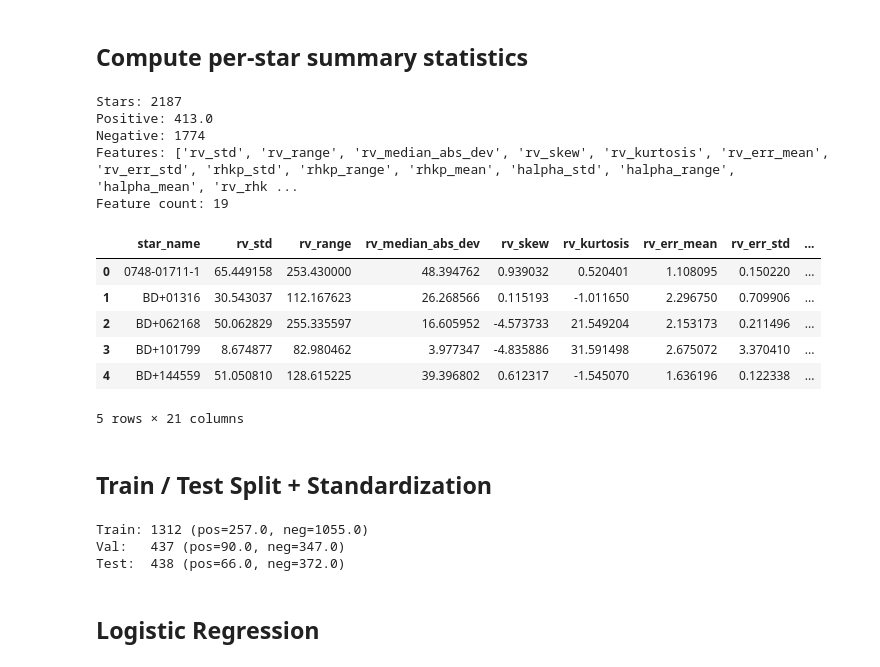
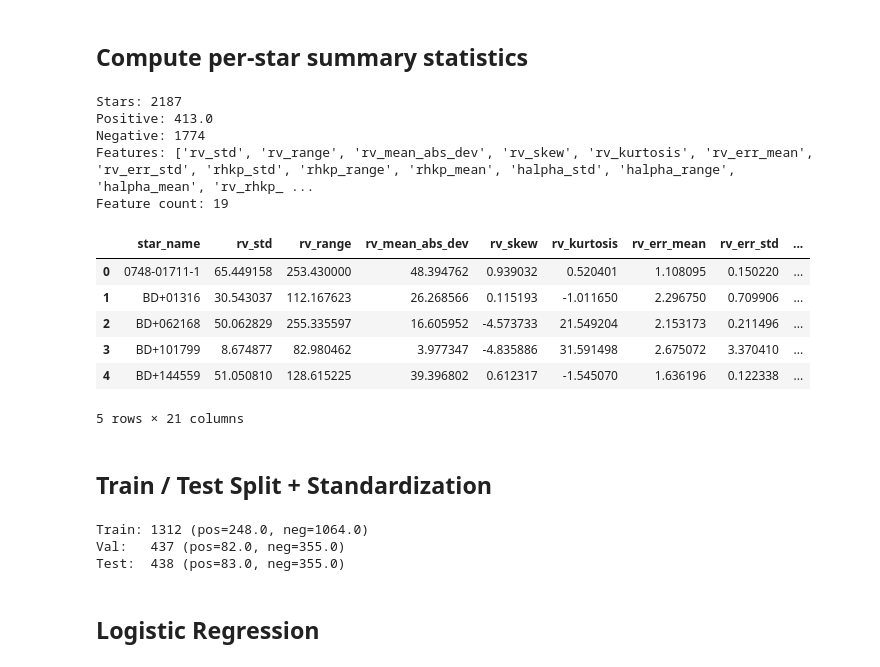
Before and after one commit to MaanavN/ML-Exoplanet-Detection-Research, a Jupyter notebook: baseline.ipynb, the cells around one changed output. Cells and saved outputs as stored; diff of their text form; code cells hidden in the pictures.

```diff
--- a/baseline.ipynb
+++ b/baseline.ipynb
@@ -32,7 +32,7 @@ def compute_star_features(group):
     # -- RV statistics --
     features['rv_std'] = group['rv_centered'].std()
     features['rv_range'] = group['rv_centered'].max() - group['rv_centered'].min()
-    features['rv_median_abs_dev'] = (group['rv_centered'] - group['rv_centered'].median()).abs().mean()
+    features['rv_mean_abs_dev'] = (group['rv_centered'] - group['rv_centered'].median()).abs().mean()
     features['rv_skew'] = group['rv_centered'].skew()
     features['rv_kurtosis'] = group['rv_centered'].kurtosis()
 
@@ -54,35 +54,35 @@ def compute_star_features(group):
     features['rhkp_halpha_corr'] = group['RHKp'].corr(group['Halpha'])
 
     # -- Observation metadata --
     features['n_obs'] = len(group)
     features['time_baseline'] = group['bjd'].max() - group['bjd'].min()
     features['mean_exposure_time'] = group['exposure_time'].mean()
 
     # -- Label --
     features['has_exoplanets'] = group['has_exoplanets'].iloc[0]
 
     return pd.Series(features)
 
 # Group by star and compute features
 star_features = observations.groupby('star_name').apply(compute_star_features).reset_index()
 
 # Handle NaN correlations (stars with zero variance in an activity index)
 star_features = star_features.fillna(0)
 
 print(f"Stars: {len(star_features)}")
 print(f"Positive: {star_features['has_exoplanets'].sum()}")
 print(f"Negative: {(star_features['has_exoplanets'] == 0).sum()}")
 feature_cols = [c for c in star_features.columns if c not in ['star_name', 'has_exoplanets']]
 print(f"Features: {feature_cols}")
 print(f"Feature count: {len(feature_cols)}")
 star_features.head()
 # %% [output]
 Stars: 2187
 Positive: 413.0
 Negative: 1774
-Features: ['rv_std', 'rv_range', 'rv_median_abs_dev', 'rv_skew', 'rv_kurtosis', 'rv_err_mean', 'rv_err_std', 'rhkp_std', 'rhkp_range', 'rhkp_mean', 'halpha_std', 'halpha_range', 'halpha_mean', 'rv_rhk ...
+Features: ['rv_std', 'rv_range', 'rv_mean_abs_dev', 'rv_skew', 'rv_kurtosis', 'rv_err_mean', 'rv_err_std', 'rhkp_std', 'rhkp_range', 'rhkp_mean', 'halpha_std', 'halpha_range', 'halpha_mean', 'rv_rhkp_ ...
 Feature count: 19
-|  | star_name | rv_std | rv_range | rv_median_abs_dev | rv_skew | rv_kurtosis | rv_err_mean | rv_err_std | ... |
+|  | star_name | rv_std | rv_range | rv_mean_abs_dev | rv_skew | rv_kurtosis | rv_err_mean | rv_err_std | ... |
 | 0 | 0748-01711-1 | 65.449158 | 253.430000 | 48.394762 | 0.939032 | 0.520401 | 1.108095 | 0.150220 | ... |
 | 1 | BD+01316 | 30.543037 | 112.167623 | 26.268566 | 0.115193 | -1.011650 | 2.296750 | 0.709906 | ... |
 | 2 | BD+062168 | 50.062829 | 255.335597 | 16.605952 | -4.573733 | 21.549204 | 2.153173 | 0.211496 | ... |
@@ -98,8 +98,8 @@ X = star_features[feature_cols].values
 y = star_features['has_exoplanets'].values
 
 # Split FIRST, then standardize on training data only
-X_train, X_temp, y_train, y_temp = train_test_split(X, y, test_size=0.4, random_state=seed)
-X_val, X_test, y_val, y_test = train_test_split(X_temp, y_temp, test_size=0.5, random_state=seed)
+X_train, X_temp, y_train, y_temp = train_test_split(X, y, test_size=0.4, random_state=seed, stratify=y)
+X_val, X_test, y_val, y_test = train_test_split(X_temp, y_temp, test_size=0.5, random_state=seed, stratify=y_temp)
 
 # Standardize using training stats only
 mean = X_train.mean(axis=0)
@@ -112,9 +112,9 @@ print(f"Train: {len(X_train)} (pos={y_train.sum()}, neg={(1-y_train).sum()})")
 print(f"Val:   {len(X_val)} (pos={y_val.sum()}, neg={(1-y_val).sum()})")
 print(f"Test:  {len(X_test)} (pos={y_test.sum()}, neg={(1-y_test).sum()})")
 # %% [output]
-Train: 1312 (pos=257.0, neg=1055.0)
-Val:   437 (pos=90.0, neg=347.0)
-Test:  438 (pos=66.0, neg=372.0)
+Train: 1312 (pos=248.0, neg=1064.0)
+Val:   437 (pos=82.0, neg=355.0)
+Test:  438 (pos=83.0, neg=355.0)
 # %% [markdown]
 ## Logistic Regression
 # %%
```
Also changed, not shown: parts of 6 cells of this notebook.
